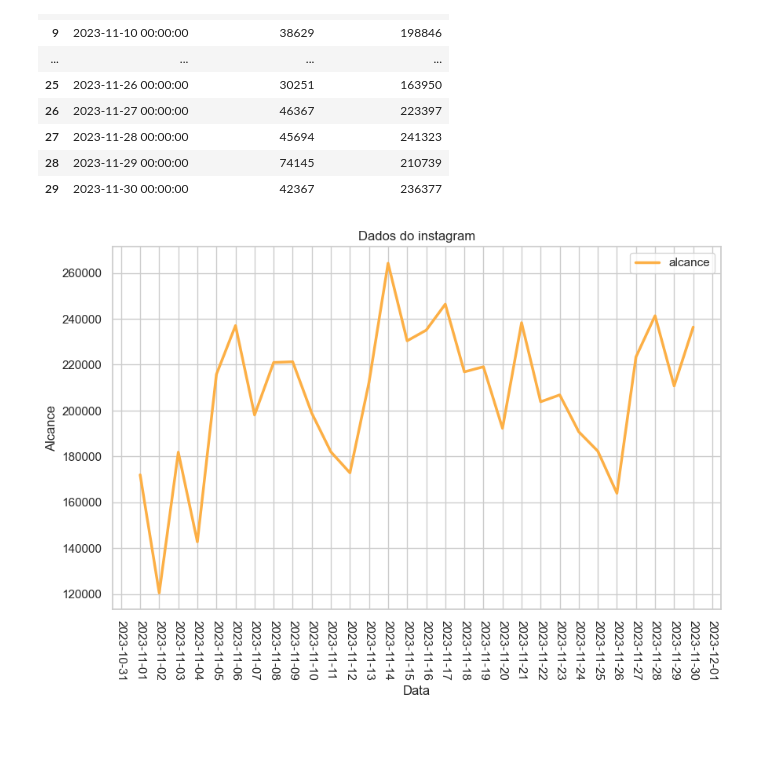
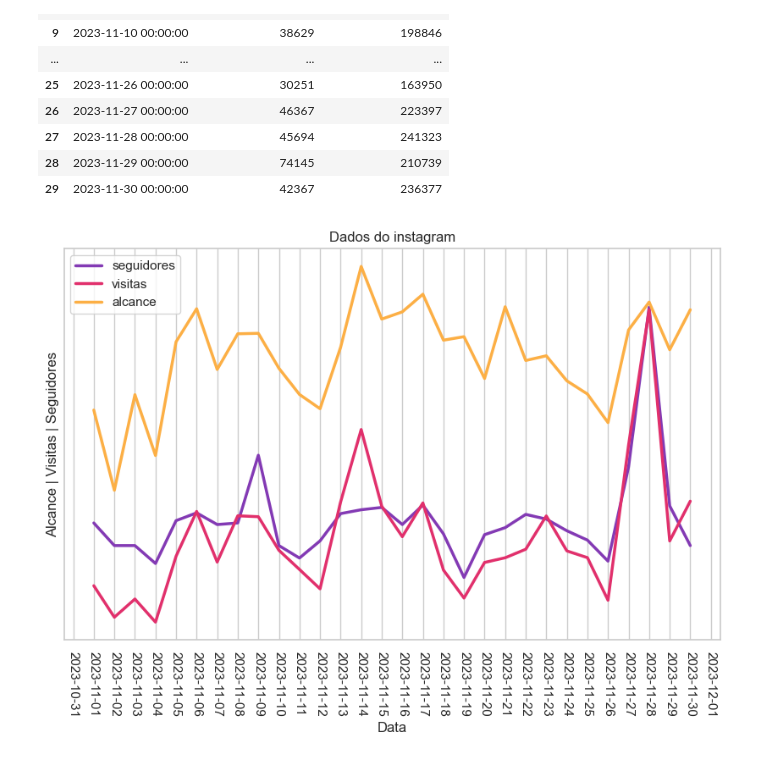
Before and after one commit to alisson002/Dashboard-TN, a Jupyter notebook: graficosPython.ipynb, the cells around one changed output. Drawn from its saved outputs; the diff is of its cells as text; code cells hidden in the pictures; blank space fills up the shorter version.

Commit message:
gráficos de seguidores, alcance e visitas fb e ig

```diff
--- a/graficosPython.ipynb
+++ b/graficosPython.ipynb
@@ -792,34 +792,39 @@ import matplotlib.dates as mdates
 social_media_data = pd.read_csv('ig.csv')
 
 social_media_data['Data'] = pd.to_datetime(social_media_data['Data'])
+social_media_data['Seguidores'] = social_media_data['Seguidores'] * 500
+social_media_data['Seguidores do Instagram'] = social_media_data['Seguidores do Instagram'] * 20
+
 
 # Configurando o tema do Seaborn
 sns.set_theme(style="whitegrid")
 
 # Criando o gráfico de linhas
 plt.figure(figsize=(10, 6))  # Definindo o tamanho da figura
 
 # Definindo a paleta de cores desejada
 cores = ["#833AB4", "#E1306C", "#FCAF45"]
 
 # Plotando o gráfico de linhas
-# sns.lineplot(x="Data", y="Seguidores", data=social_media_data, label="seguidores", linewidth=2.5, color=cores[0])
-# sns.lineplot(x="Data", y="Seguidores do Instagram", data=social_media_data, label="visitas", linewidth=2.5, color=cores[1])
+sns.lineplot(x="Data", y="Seguidores", data=social_media_data, label="seguidores", linewidth=2.5, color=cores[0])
+sns.lineplot(x="Data", y="Seguidores do Instagram", data=social_media_data, label="visitas", linewidth=2.5, color=cores[1])
 sns.lineplot(x="Data", y="Alcance do Instagram", data=social_media_data, label="alcance", linewidth=2.5, color=cores[2])
 
 # Ajustando o intervalo entre as datas no eixo x
 plt.gca().xaxis.set_major_locator(mdates.DayLocator(interval=1))  # Intervalo de 1 dia
 
 plt.xticks(rotation=-90)
 
 # Adicionando rótulos e título ao gráfico
 plt.xlabel("Data")
-plt.ylabel("Alcance")
+plt.ylabel("Alcance | Visitas | Seguidores")
 plt.title("Dados do instagram")
+
+plt.yticks([])
 
 plt.legend()
 
 # Exibindo o gráfico
 plt.show()
 # %% [output]
-[figure, old version]
+[figure, new version]
```
Also changed, not shown: parts of 3 cells of this notebook.
